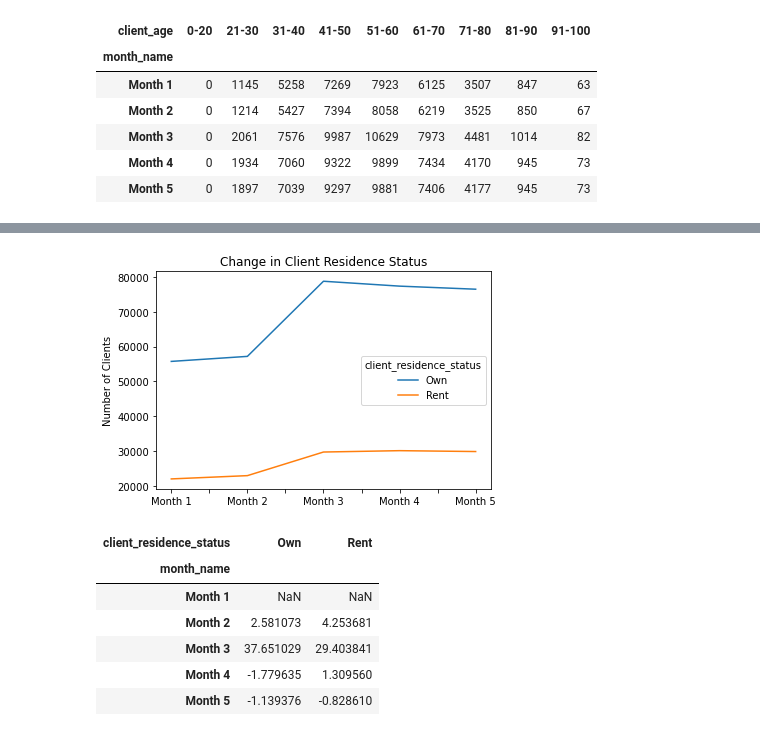
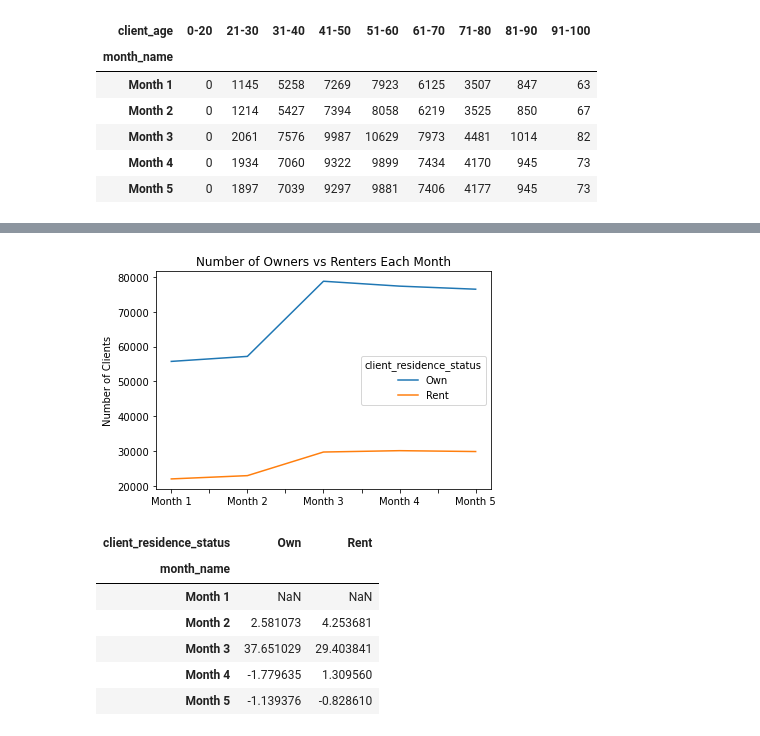
Before and after one commit to AvatarJoshi/marketing_campaign_analysis, a Jupyter notebook: marketing_analysis.ipynb, the cells around one changed output, grey strips where cells are left out. Drawn from its saved outputs; the diff is of its cells as text; code cells hidden in the pictures.

```diff
--- a/marketing_analysis.ipynb
+++ b/marketing_analysis.ipynb
@@ -652,15 +654,15 @@ percent_change
 # %%
 # Plot the client residence status each month
 df.groupby(['month_name', 'client_residence_status']).client_id.count().unstack().plot(
     kind='line',
-    title='Change in Client Residence Status',
+    title='Number of Owners vs Renters Each Month',
     ylabel='Number of Clients',
     xlabel='',
     )
 
 plt.show()
 # %% [output]
-[figure, old version]
+[figure, new version]
 # %%
 # Calculate the percent change in client residence status each month
 client_residence_status_df = df.groupby(['month_name', 'client_residence_status']).client_id.count().unstack().pct_change() * 100
```
Also changed, not shown: parts of 6 cells of this notebook, 2 other files.
